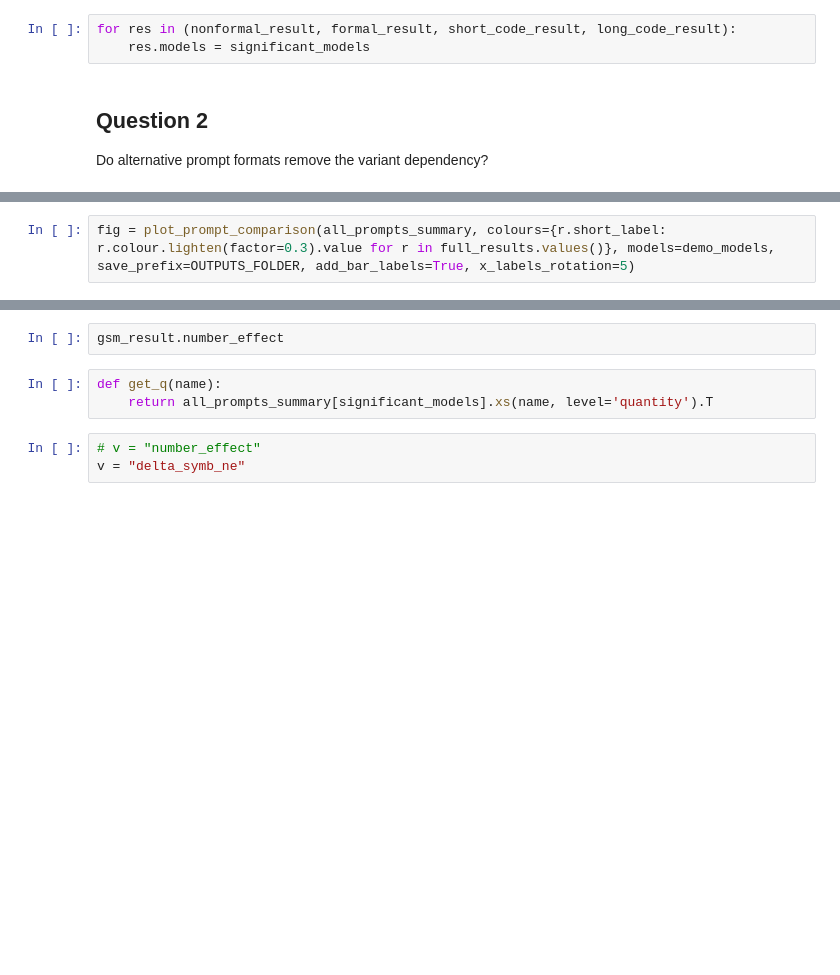
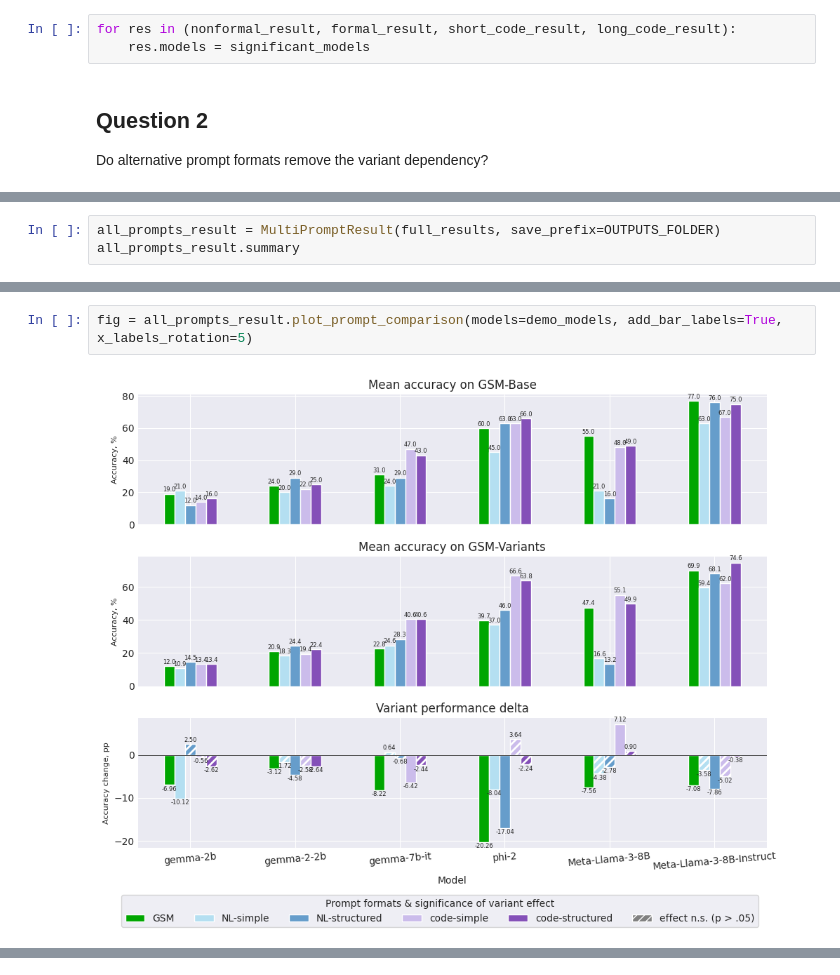
Before and after one commit to the-mysh/gsm-symbolic-benchmarking, a Jupyter notebook: notebooks/full_results.ipynb, the cells around one changed output, grey strips where cells are left out. Cells and saved outputs as stored; diff of their text form; blank space fills up the shorter version.

```diff
--- a/notebooks/full_results.ipynb
+++ b/notebooks/full_results.ipynb
@@ -161,0 +298,3 @@ all_prompts_summary
+# %%
+all_prompts_result = MultiPromptResult(full_results, save_prefix=OUTPUTS_FOLDER)
+all_prompts_result.summary
@@ -162,2 +316,4 @@ all_prompts_summary
 # %%
-fig = plot_prompt_comparison(all_prompts_summary, colours={r.short_label: r.colour.lighten(factor=0.3).value for r in full_results.values()}, models=demo_models, save_prefix=OUTPUTS_FOLDER, add_bar_labels=True, x_labels_rotation=5)
+fig = all_prompts_result.plot_prompt_comparison(models=demo_models, add_bar_labels=True, x_labels_rotation=5)
+# %% [output]
+[figure, added]
@@ -164,8 +320,0 @@ fig = plot_prompt_comparison(all_prompts_summary, colours={r.short_label: r.colo
-# %%
-gsm_result.number_effect
-# %%
-def get_q(name):
-    return all_prompts_summary[significant_models].xs(name, level='quantity').T
-# %%
-# v = "number_effect"
-v = "delta_symb_ne"
```
Also changed, not shown: parts of 28 cells of this notebook, 1 other file.
